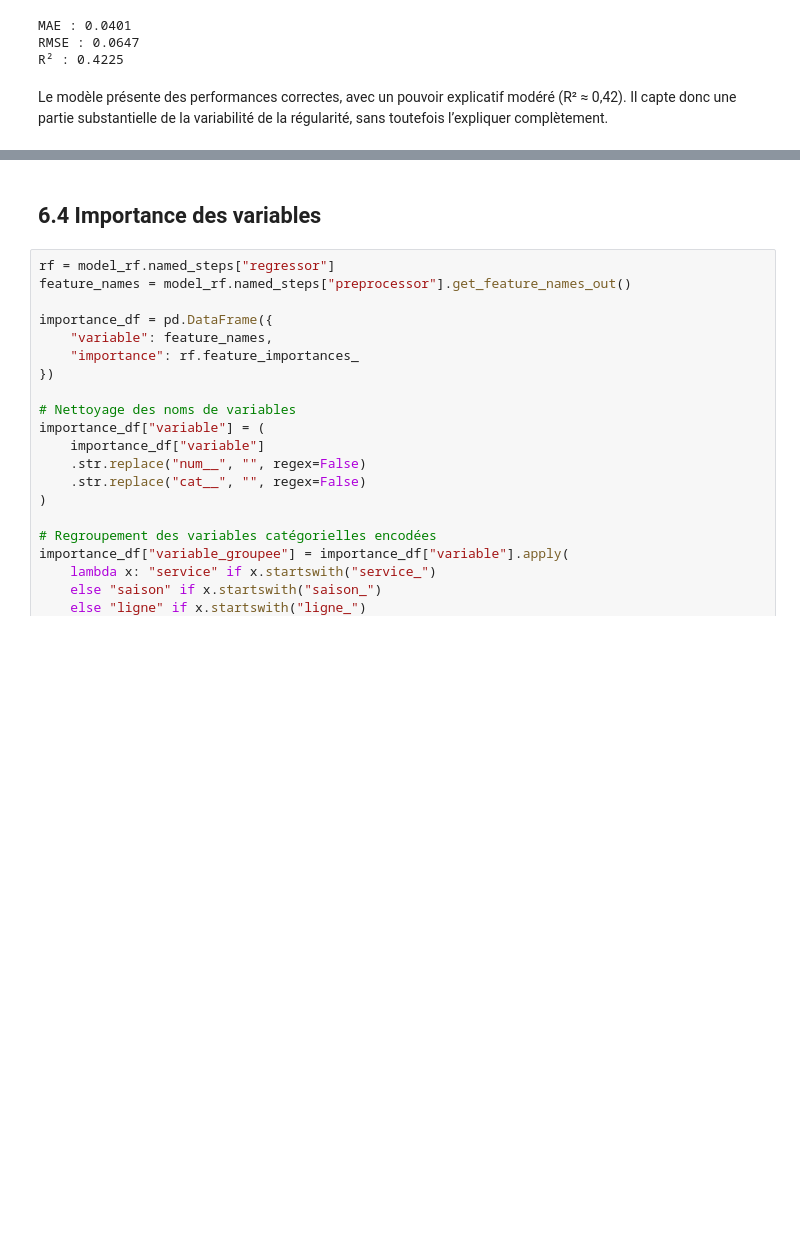
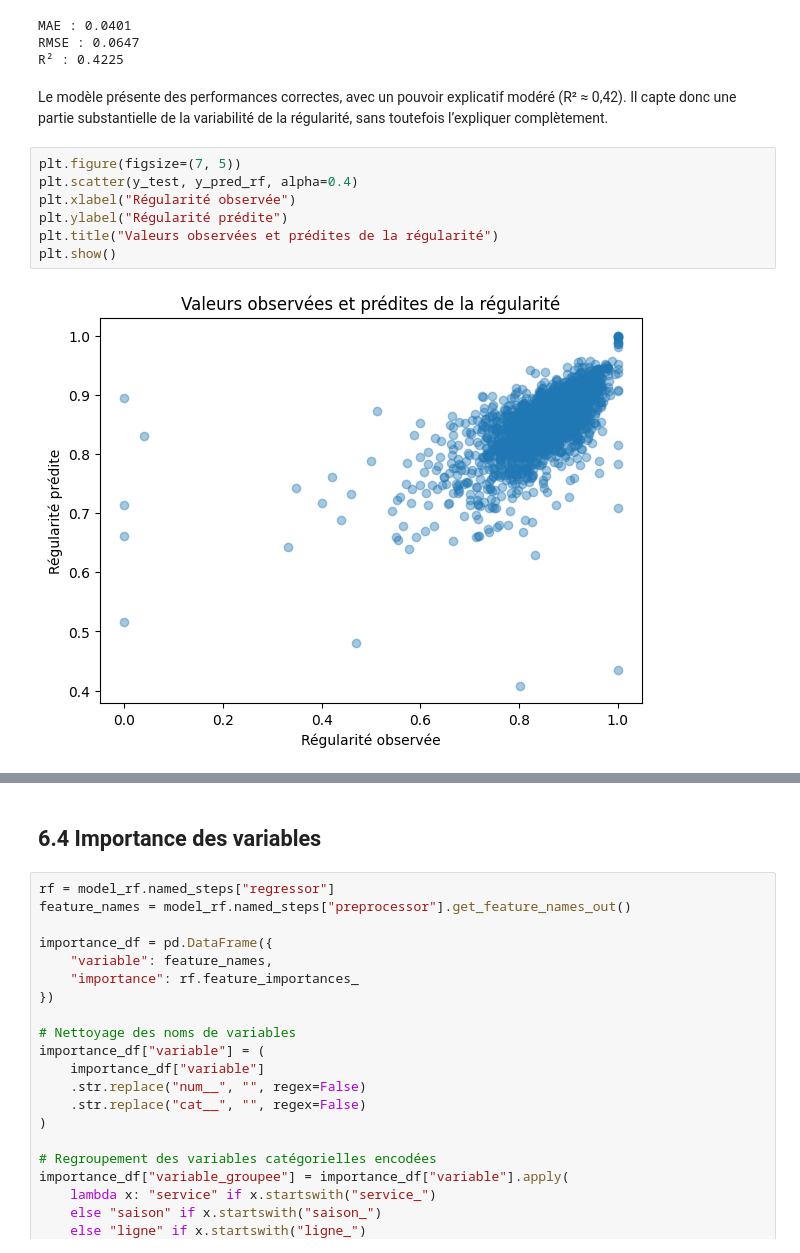
Before and after one commit to chamsisarra5-web/projet-info, a Jupyter notebook: projet_tgv.ipynb, the cells around one changed output, grey strips where cells are left out. Saved outputs shown, nothing was run; the diff lists cells and outputs as text; blank space fills up the shorter version.

```diff
--- a/projet_tgv.ipynb
+++ b/projet_tgv.ipynb
@@ -790,3 +790,12 @@ RMSE : 0.0647
 R² : 0.4225
 # %% [markdown]
 Le modèle présente des performances correctes, avec un pouvoir explicatif modéré (R² ≈ 0,42). Il capte donc une partie substantielle de la variabilité de la régularité, sans toutefois l’expliquer complètement.
+# %%
+plt.figure(figsize=(7, 5))
+plt.scatter(y_test, y_pred_rf, alpha=0.4)
+plt.xlabel("Régularité observée")
+plt.ylabel("Régularité prédite")
+plt.title("Valeurs observées et prédites de la régularité")
+plt.show()
+# %% [output]
+[figure, added]
```
Also changed, not shown: parts of 3 cells of this notebook.
